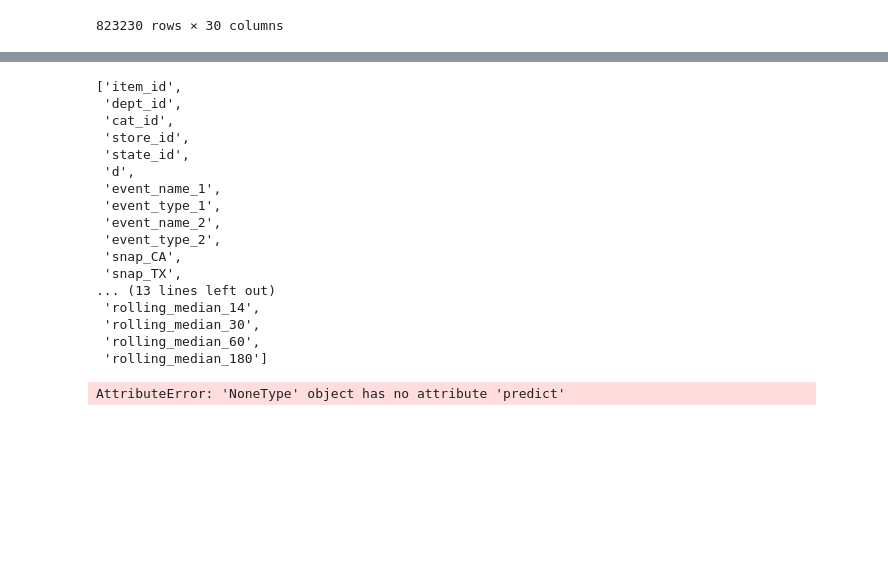
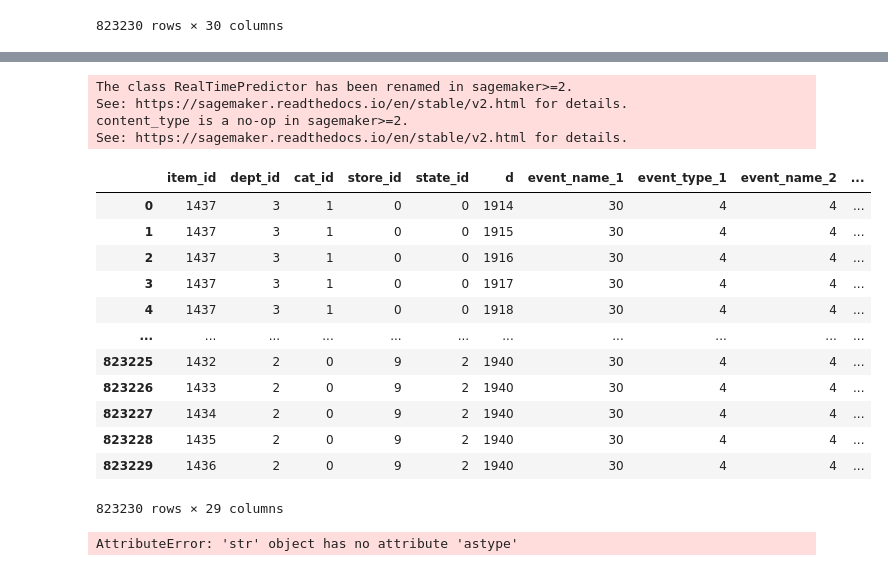
Before and after one commit to engrkassar/5.-MLND_Capstone_Project, a Jupyter notebook: latest_one_01-predecting.ipynb, the cells around one changed output, grey strips where cells are left out. Drawn from its saved outputs; the diff is of its cells as text; code cells hidden in the pictures; blank space fills up the shorter version.

```diff
--- a/latest_one_01-predecting.ipynb
+++ b/latest_one_01-predecting.ipynb
@@ -86,20 +86,26 @@ model_perdictor = trainedmodel.deploy(initial_instance_count=1, instance_type='m
+# %%
+
+predictor = sagemaker.predictor.RealTimePredictor(
+    endpoint_name='sagemaker-xgboost-2022-01-10-11-29-40-077',
+    content_type='text/csv')
+# %% [output]
+The class RealTimePredictor has been renamed in sagemaker>=2.
+See: https://sagemaker.readthedocs.io/en/stable/v2.html for details.
+content_type is a no-op in sagemaker>=2.
+See: https://sagemaker.readthedocs.io/en/stable/v2.html for details.
 # %%
-list(val.iloc[:,1:])
+val.iloc[:,1:]
 # %% [output]
+|  | item_id | dept_id | cat_id | store_id | state_id | d | event_name_1 | event_type_1 | event_name_2 | ... |
+| 0 | 1437 | 3 | 1 | 0 | 0 | 1914 | 30 | 4 | 4 | ... |
+| 1 | 1437 | 3 | 1 | 0 | 0 | 1915 | 30 | 4 | 4 | ... |
+| 2 | 1437 | 3 | 1 | 0 | 0 | 1916 | 30 | 4 | 4 | ... |
+| 3 | 1437 | 3 | 1 | 0 | 0 | 1917 | 30 | 4 | 4 | ... |
+| 4 | 1437 | 3 | 1 | 0 | 0 | 1918 | 30 | 4 | 4 | ... |
+| ... | ... | ... | ... | ... | ... | ... | ... | ... | ... | ... |
+| 823225 | 1432 | 2 | 0 | 9 | 2 | 1940 | 30 | 4 | 4 | ... |
+| 823226 | 1433 | 2 | 0 | 9 | 2 | 1940 | 30 | 4 | 4 | ... |
+| 823227 | 1434 | 2 | 0 | 9 | 2 | 1940 | 30 | 4 | 4 | ... |
+| 823228 | 1435 | 2 | 0 | 9 | 2 | 1940 | 30 | 4 | 4 | ... |
+| 823229 | 1436 | 2 | 0 | 9 | 2 | 1940 | 30 | 4 | 4 | ... |
-['item_id',
- 'dept_id',
- 'cat_id',
- 'store_id',
- 'state_id',
- 'd',
- 'event_name_1',
- 'event_type_1',
- 'event_name_2',
- 'event_type_2',
- 'snap_CA',
- 'snap_TX',
-... (13 lines left out)
- 'rolling_median_14',
- 'rolling_median_30',
- 'rolling_median_60',
- 'rolling_median_180']
+823230 rows × 29 columns
@@ -114,4 +120,4 @@ response = sagemaker_session.sagemaker_runtime_client.invoke_endpoint(
 # %%
-predictions = model_perdictor.predict(to_csv(val.iloc[:,1:])).decode('utf-8')
+predictions = predictor.predict(to_csv(val.iloc[:,1:])).decode('utf-8')
 # %% [output]
-AttributeError: 'NoneType' object has no attribute 'predict'
+AttributeError: 'str' object has no attribute 'astype'
```
Also changed, not shown: parts of 5 cells of this notebook.
